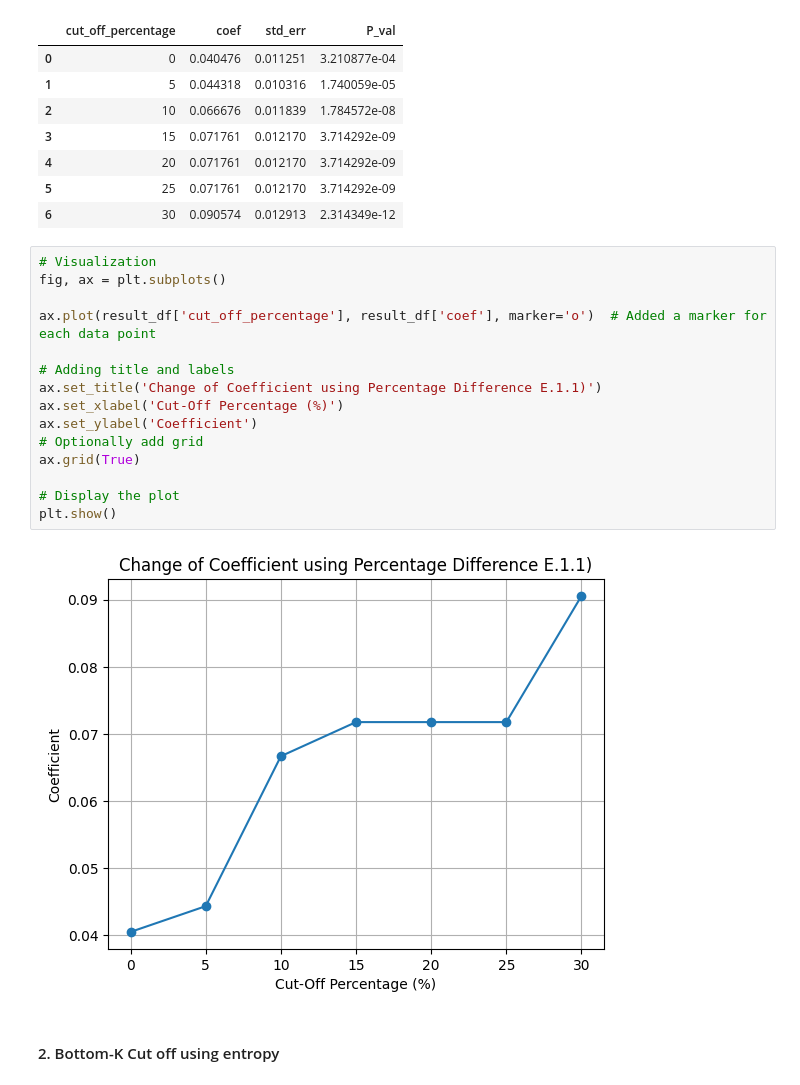
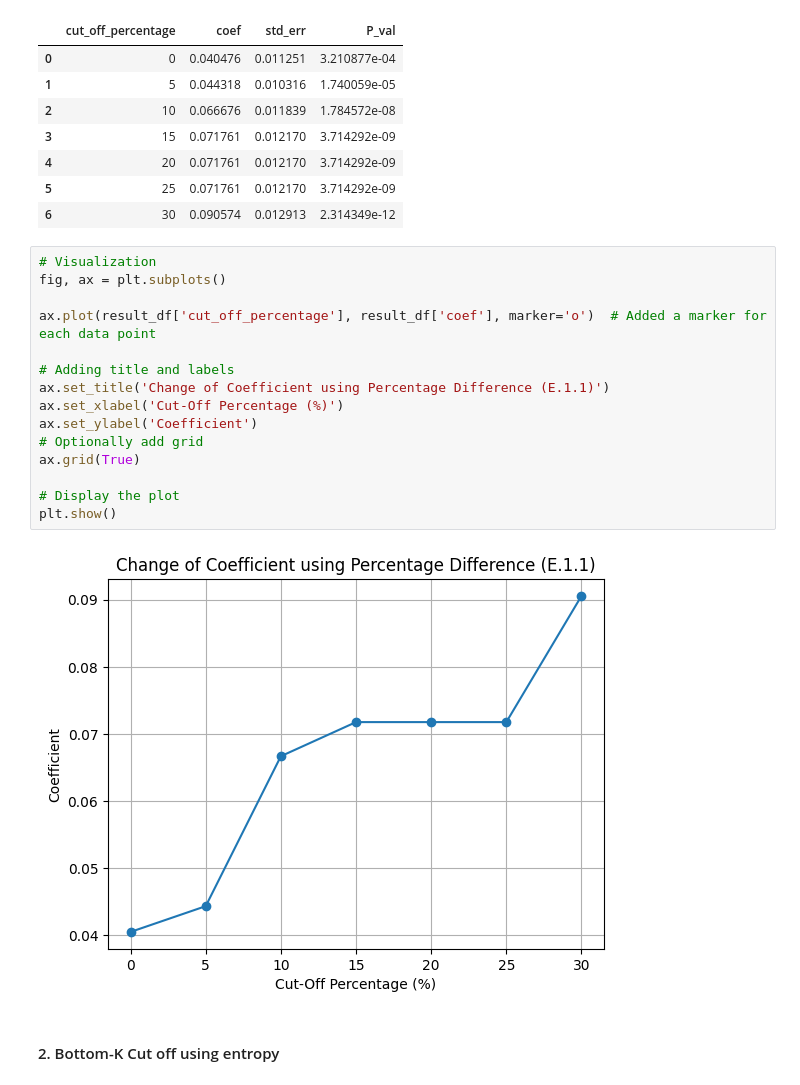
Before and after one commit to CG6036/_Robustness, a Jupyter notebook: HHI_Cutoff/Entropy_cutoff.ipynb, the cells around one changed output. Drawn from its saved outputs; the diff is of its cells as text.

Commit message:
Entropy Visualization

```diff
--- a/HHI_Cutoff/Entropy_cutoff.ipynb
+++ b/HHI_Cutoff/Entropy_cutoff.ipynb
@@ -176,20 +175,20 @@ result_df
 # %%
 # Visualization
 fig, ax = plt.subplots()
 
 ax.plot(result_df['cut_off_percentage'], result_df['coef'], marker='o')  # Added a marker for each data point
 
 # Adding title and labels
-ax.set_title('Change of Coefficient using Percentage Difference E.1.1)')
+ax.set_title('Change of Coefficient using Percentage Difference (E.1.1)')
 ax.set_xlabel('Cut-Off Percentage (%)')
 ax.set_ylabel('Coefficient')
 # Optionally add grid
 ax.grid(True)
 
 # Display the plot
 plt.show()
 # %% [output]
-[figure, old version]
+[figure, new version]
 # %% [markdown]
 #### 2. Bottom-K Cut off using entropy
 # %%
```
Also changed, not shown: parts of 1 cell of this notebook, 2 other files.
